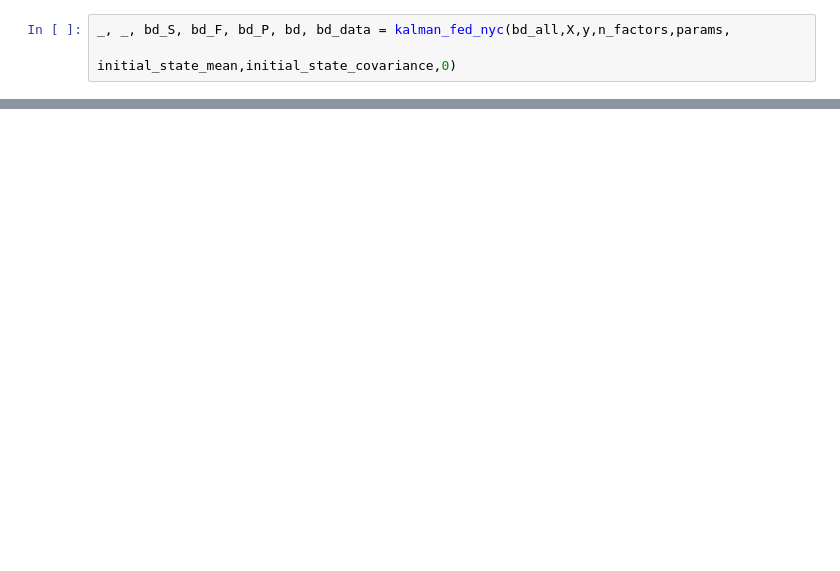
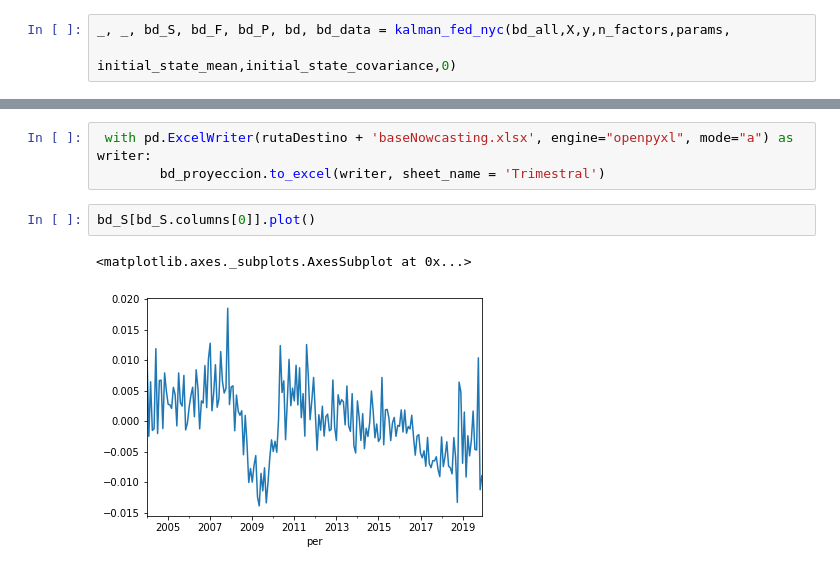
Before and after one commit to ApoyoAnalytics/PIBNowcast, a Jupyter notebook: proyeccion.ipynb, the cells around one changed output, grey strips where cells are left out. Drawn from its saved outputs; the diff is of its cells as text; blank space fills up the shorter version.

```diff
--- a/proyeccion.ipynb
+++ b/proyeccion.ipynb
@@ -82,0 +87,8 @@ plt.plot(bd_P[X])
+# %%
+ with pd.ExcelWriter(rutaDestino + 'baseNowcasting.xlsx', engine="openpyxl", mode="a") as writer:
+        bd_proyeccion.to_excel(writer, sheet_name = 'Trimestral')
+# %%
+bd_S[bd_S.columns[0]].plot()
+# %% [output]
+<matplotlib.axes._subplots.AxesSubplot at 0x...>
+[figure, added]
```
Also changed, not shown: parts of 12 cells of this notebook, 8 other files.
